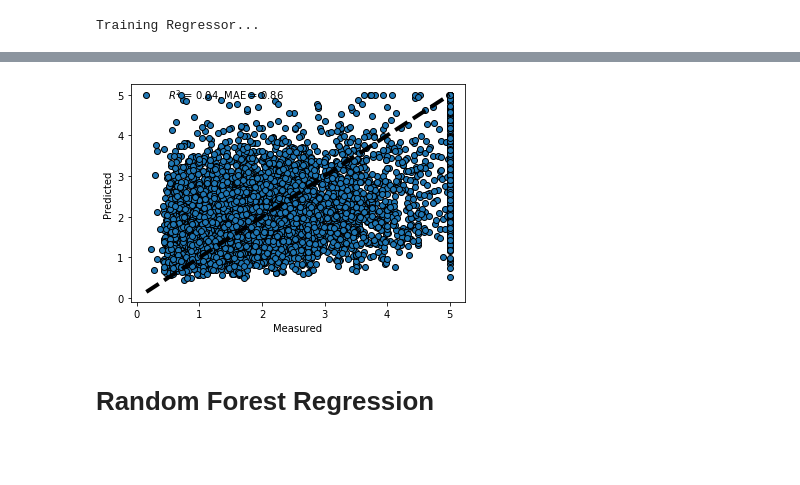
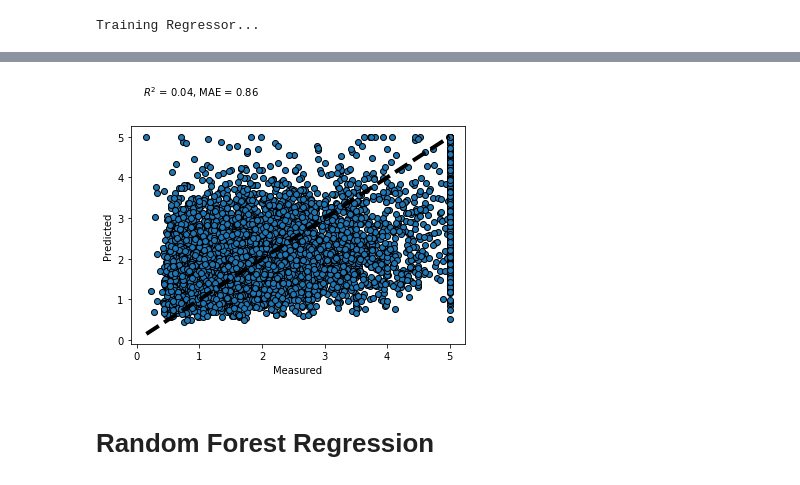
Before and after one commit to fatma-oz/California_Housing_Prices_ML_Models, a Jupyter notebook: california_house_price.ipynb, the cells around one changed output, grey strips where cells are left out. Saved outputs shown, nothing was run; the diff lists cells and outputs as text; code cells hidden in the pictures; blank space fills up the shorter version.

```diff
--- a/california_house_price.ipynb
+++ b/california_house_price.ipynb
@@ -349,15 +350,15 @@ print("MSE = %5.3f" % mean_squared_error(ytest, y_pred))
 # %%
 fig, ax = plt.subplots()
 ax.scatter(ytest, ypred, edgecolors = (0, 0, 0))
-ax.text(ypred.max()-4.5, ytest.max()-0.1, r"$R^2$ = %.2f, MAE = %.2f" % (
+ax.text(0.1,6.0, r"$R^2$ = %.2f, MAE = %.2f" % (
 r2_score(ytest, ypred), mean_absolute_error(ytest, ypred)))
 ax.plot([ytest.min(), ytest.max()], [ytest.min(), ytest.max()], "k--",
 lw = 4)
 ax.set_xlabel("Measured")
 ax.set_ylabel("Predicted")
 plt.show()
 # %% [output]
-[figure, old version]
+[figure, new version]
 # %% [markdown]
 # Random Forest Regression
 # %%
```
Also changed, not shown: parts of 6 cells of this notebook.
